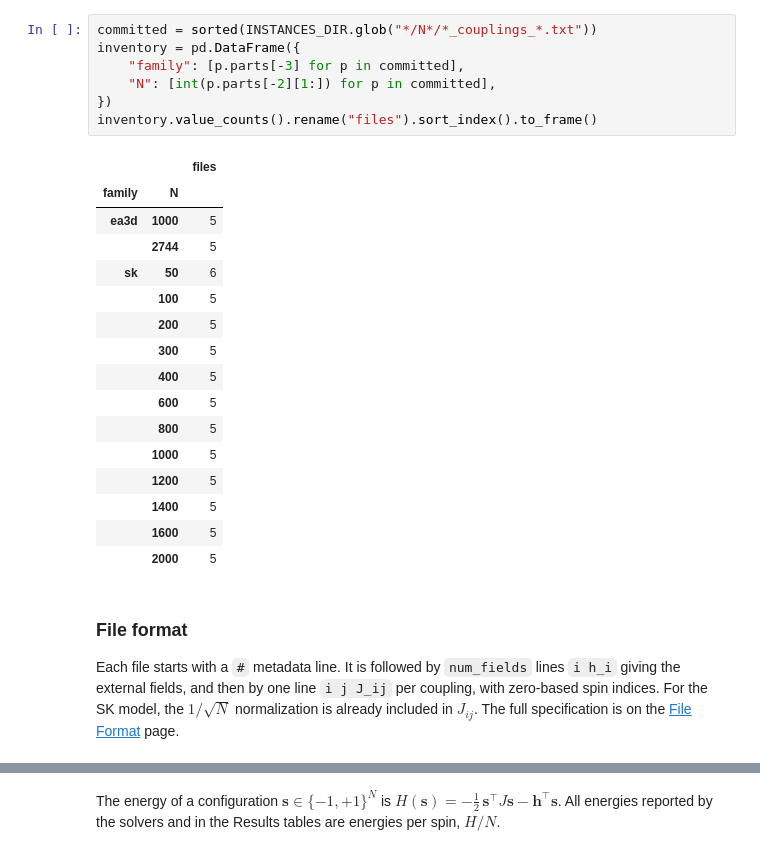
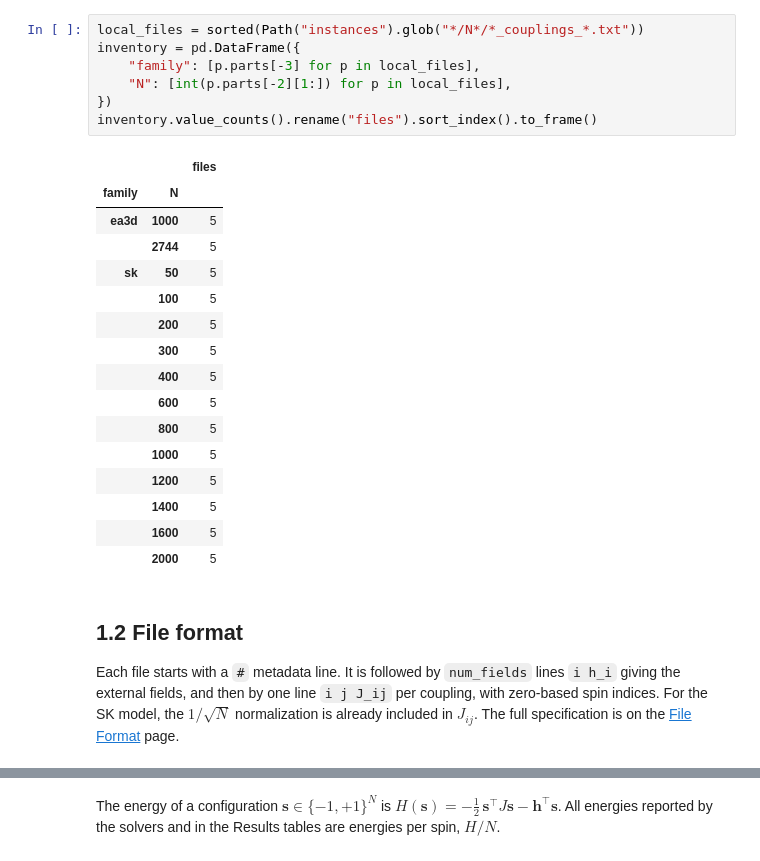
Before and after one commit to ocadni/spin-glass-benchmarks, a Jupyter notebook: example_notebook/tutorial.ipynb, the cells around one changed output, grey strips where cells are left out. Saved outputs shown, nothing was run; the diff lists cells and outputs as text.

```diff
--- a/example_notebook/tutorial.ipynb
+++ b/example_notebook/tutorial.ipynb
@@ -145,16 +103,16 @@ The repository contains the first five instances of every family and size. They
 # %%
-committed = sorted(INSTANCES_DIR.glob("*/N*/*_couplings_*.txt"))
+local_files = sorted(Path("instances").glob("*/N*/*_couplings_*.txt"))
 inventory = pd.DataFrame({
-    "family": [p.parts[-3] for p in committed],
-    "N": [int(p.parts[-2][1:]) for p in committed],
+    "family": [p.parts[-3] for p in local_files],
+    "N": [int(p.parts[-2][1:]) for p in local_files],
 })
 inventory.value_counts().rename("files").sort_index().to_frame()
 # %% [output]
 |  |  | files |
 | family | N |  |
 | ea3d | 1000 | 5 |
 |  | 2744 | 5 |
-| sk | 50 | 6 |
+| sk | 50 | 5 |
 |  | 100 | 5 |
 |  | 200 | 5 |
 |  | 300 | 5 |
@@ -167,6 +125,6 @@ inventory.value_counts().rename("files").sort_index().to_frame()
 |  | 1600 | 5 |
 |  | 2000 | 5 |
 # %% [markdown]
-### File format
+## 1.2 File format
 
 Each file starts with a `#` metadata line. It is followed by `num_fields` lines `i h_i` giving the external fields, and then by one line `i j J_ij` per coupling, with zero-based spin indices. For the SK model, the $1/\sqrt{N}$ normalization is already included in $J_{ij}$. The full specification is on the [File Format](https://ocadni.github.io/spin-glass-benchmarks/file_format.html) page.
```
Also changed, not shown: parts of 81 cells of this notebook, 1 other file.
